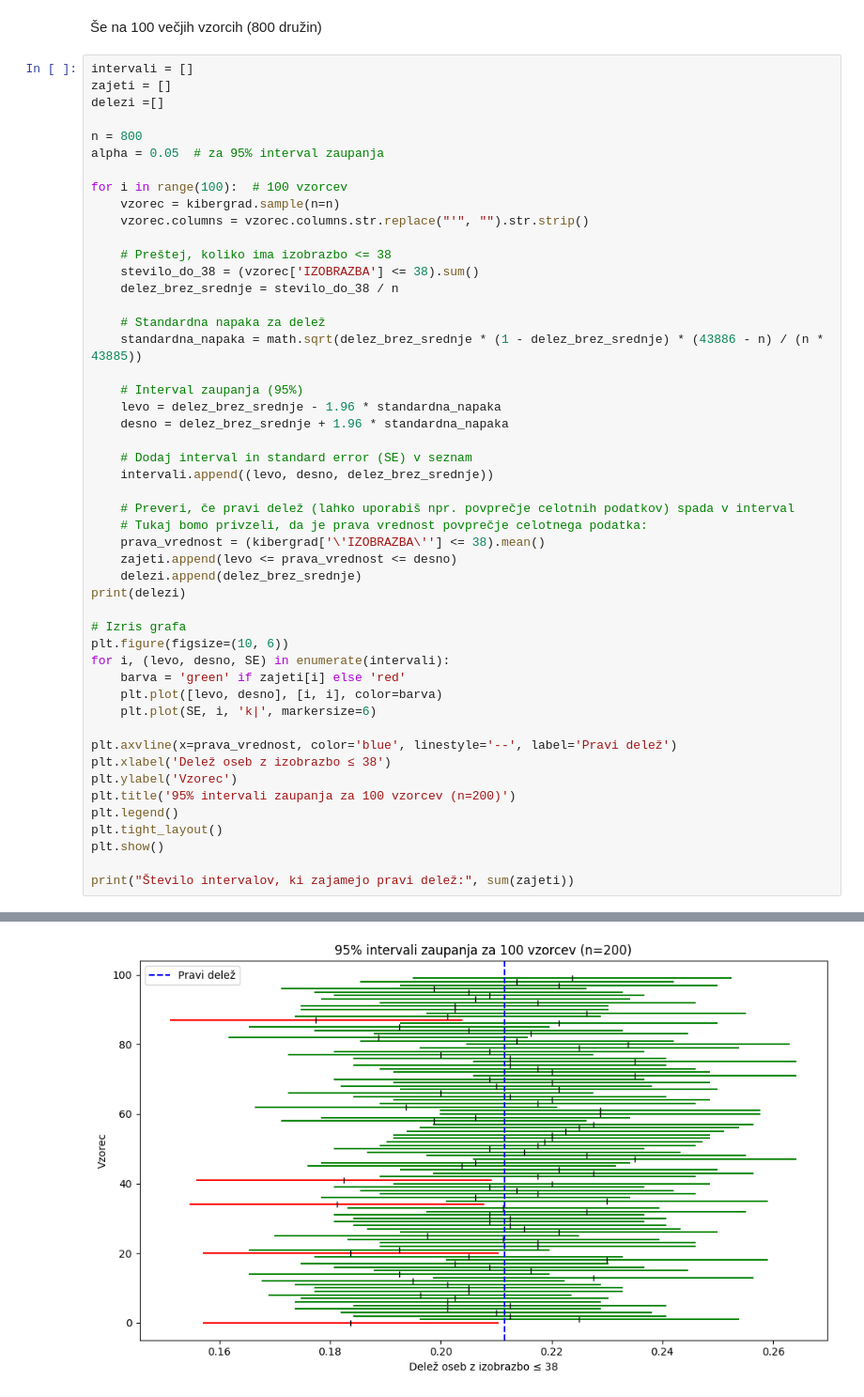
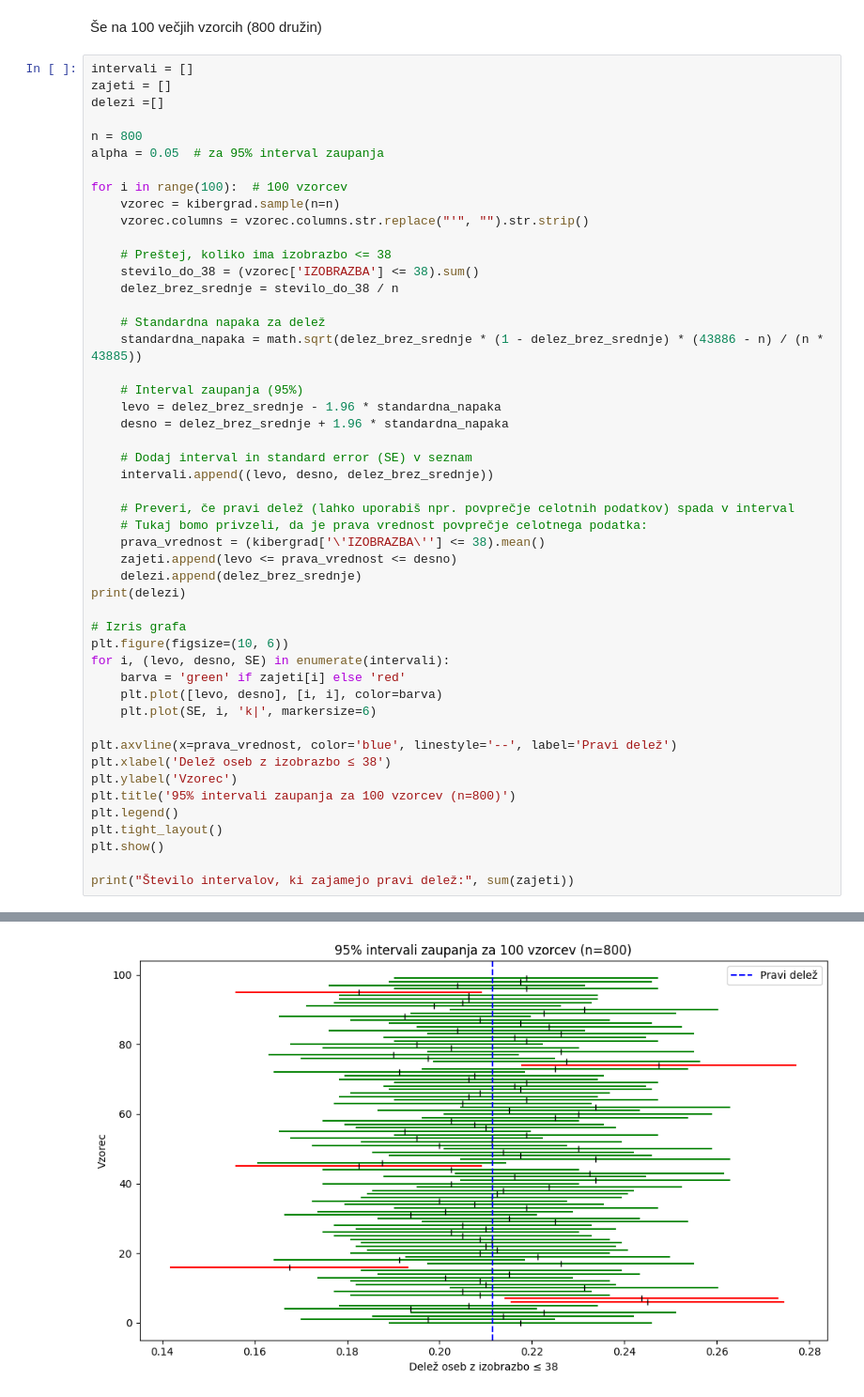
Before and after one commit to LukaLjevar/projektna_statistika, a Jupyter notebook: Kibergrad.ipynb, the cells around one changed output, grey strips where cells are left out. Shown: that part at 94% size. Drawn from its saved outputs; the diff is of its cells as text.

```diff
--- a/Kibergrad.ipynb
+++ b/Kibergrad.ipynb
@@ -195,7 +195,7 @@ for i, (levo, desno, SE) in enumerate(intervali):
 plt.axvline(x=prava_vrednost, color='blue', linestyle='--', label='Pravi delež')
 plt.xlabel('Delež oseb z izobrazbo ≤ 38')
 plt.ylabel('Vzorec')
-plt.title('95% intervali zaupanja za 100 vzorcev (n=200)')
+plt.title('95% intervali zaupanja za 100 vzorcev (n=800)')
 plt.legend()
 plt.tight_layout()
 plt.show()
@@ -206 +206 @@ print("Število intervalov, ki zajamejo pravi delež:", sum(zajeti))
-[figure, old version]
+[figure, new version]
```
Also changed, not shown: parts of 7 cells of this notebook, 1 other file.
